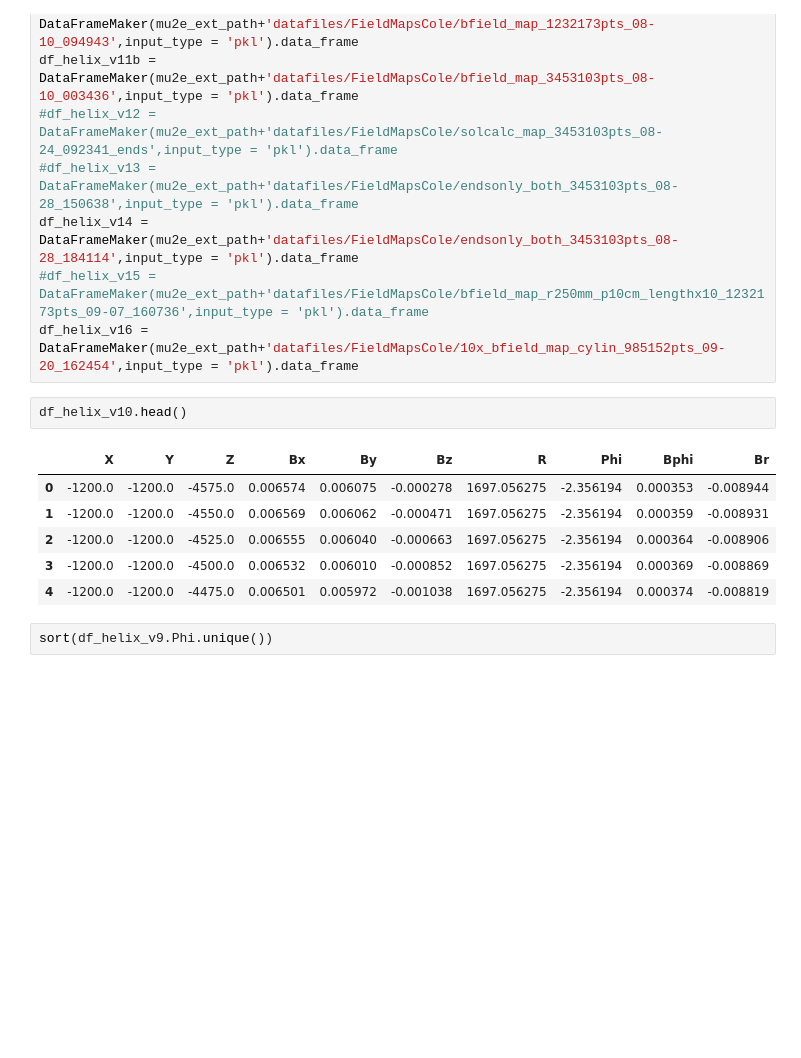
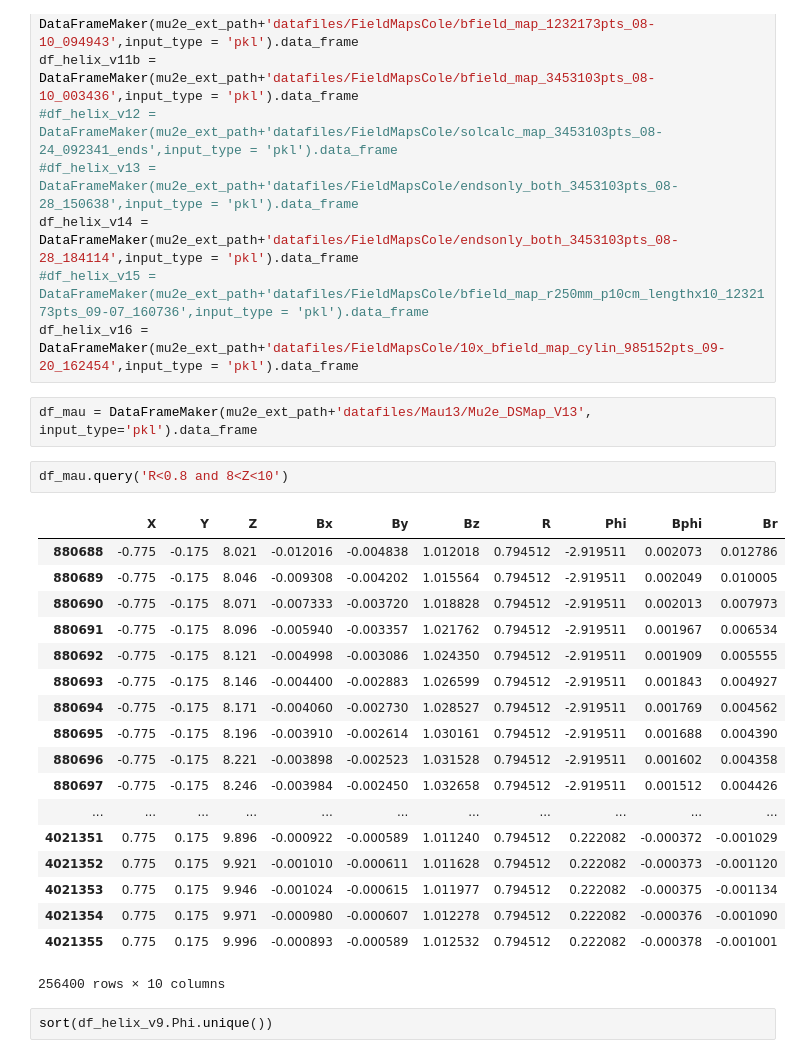
Before and after one commit to pollackscience/Mu2E, a Jupyter notebook: scripts/FieldFitting/helix.ipynb, the cells around one changed output. Cells and saved outputs as stored; diff of their text form; blank space fills up the shorter version.

```diff
--- a/scripts/FieldFitting/helix.ipynb
+++ b/scripts/FieldFitting/helix.ipynb
@@ -27,15 +29,29 @@ df_helix_v11b = DataFrameMaker(mu2e_ext_path+'datafiles/FieldMapsCole/bfield_map
 df_helix_v14 = DataFrameMaker(mu2e_ext_path+'datafiles/FieldMapsCole/endsonly_both_3453103pts_08-28_184114',input_type = 'pkl').data_frame
 #df_helix_v15 = DataFrameMaker(mu2e_ext_path+'datafiles/FieldMapsCole/bfield_map_r250mm_p10cm_lengthx10_1232173pts_09-07_160736',input_type = 'pkl').data_frame
 df_helix_v16 = DataFrameMaker(mu2e_ext_path+'datafiles/FieldMapsCole/10x_bfield_map_cylin_985152pts_09-20_162454',input_type = 'pkl').data_frame
-# %%
-df_helix_v10.head()
-# %% [output]
-|  | X | Y | Z | Bx | By | Bz | R | Phi | Bphi | Br |
-| 0 | -1200.0 | -1200.0 | -4575.0 | 0.006574 | 0.006075 | -0.000278 | 1697.056275 | -2.356194 | 0.000353 | -0.008944 |
-| 1 | -1200.0 | -1200.0 | -4550.0 | 0.006569 | 0.006062 | -0.000471 | 1697.056275 | -2.356194 | 0.000359 | -0.008931 |
-| 2 | -1200.0 | -1200.0 | -4525.0 | 0.006555 | 0.006040 | -0.000663 | 1697.056275 | -2.356194 | 0.000364 | -0.008906 |
-| 3 | -1200.0 | -1200.0 | -4500.0 | 0.006532 | 0.006010 | -0.000852 | 1697.056275 | -2.356194 | 0.000369 | -0.008869 |
-| 4 | -1200.0 | -1200.0 | -4475.0 | 0.006501 | 0.005972 | -0.001038 | 1697.056275 | -2.356194 | 0.000374 | -0.008819 |
+# %%
+df_mau = DataFrameMaker(mu2e_ext_path+'datafiles/Mau13/Mu2e_DSMap_V13', input_type='pkl').data_frame
+# %%
+df_mau.query('R<0.8 and 8<Z<10')
+# %% [output]
+|  | X | Y | Z | Bx | By | Bz | R | Phi | Bphi | Br |
+| 880688 | -0.775 | -0.175 | 8.021 | -0.012016 | -0.004838 | 1.012018 | 0.794512 | -2.919511 | 0.002073 | 0.012786 |
+| 880689 | -0.775 | -0.175 | 8.046 | -0.009308 | -0.004202 | 1.015564 | 0.794512 | -2.919511 | 0.002049 | 0.010005 |
+| 880690 | -0.775 | -0.175 | 8.071 | -0.007333 | -0.003720 | 1.018828 | 0.794512 | -2.919511 | 0.002013 | 0.007973 |
+| 880691 | -0.775 | -0.175 | 8.096 | -0.005940 | -0.003357 | 1.021762 | 0.794512 | -2.919511 | 0.001967 | 0.006534 |
+| 880692 | -0.775 | -0.175 | 8.121 | -0.004998 | -0.003086 | 1.024350 | 0.794512 | -2.919511 | 0.001909 | 0.005555 |
+| 880693 | -0.775 | -0.175 | 8.146 | -0.004400 | -0.002883 | 1.026599 | 0.794512 | -2.919511 | 0.001843 | 0.004927 |
+| 880694 | -0.775 | -0.175 | 8.171 | -0.004060 | -0.002730 | 1.028527 | 0.794512 | -2.919511 | 0.001769 | 0.004562 |
+| 880695 | -0.775 | -0.175 | 8.196 | -0.003910 | -0.002614 | 1.030161 | 0.794512 | -2.919511 | 0.001688 | 0.004390 |
+| 880696 | -0.775 | -0.175 | 8.221 | -0.003898 | -0.002523 | 1.031528 | 0.794512 | -2.919511 | 0.001602 | 0.004358 |
+| 880697 | -0.775 | -0.175 | 8.246 | -0.003984 | -0.002450 | 1.032658 | 0.794512 | -2.919511 | 0.001512 | 0.004426 |
+| ... | ... | ... | ... | ... | ... | ... | ... | ... | ... | ... |
+| 4021351 | 0.775 | 0.175 | 9.896 | -0.000922 | -0.000589 | 1.011240 | 0.794512 | 0.222082 | -0.000372 | -0.001029 |
+| 4021352 | 0.775 | 0.175 | 9.921 | -0.001010 | -0.000611 | 1.011628 | 0.794512 | 0.222082 | -0.000373 | -0.001120 |
+| 4021353 | 0.775 | 0.175 | 9.946 | -0.001024 | -0.000615 | 1.011977 | 0.794512 | 0.222082 | -0.000375 | -0.001134 |
+| 4021354 | 0.775 | 0.175 | 9.971 | -0.000980 | -0.000607 | 1.012278 | 0.794512 | 0.222082 | -0.000376 | -0.001090 |
+| 4021355 | 0.775 | 0.175 | 9.996 | -0.000893 | -0.000589 | 1.012532 | 0.794512 | 0.222082 | -0.000378 | -0.001001 |
+256400 rows × 10 columns
 # %%
 sort(df_helix_v9.Phi.unique())
 # %% [output]
```
Also changed, not shown: parts of 1 cell of this notebook, 6 other files.
